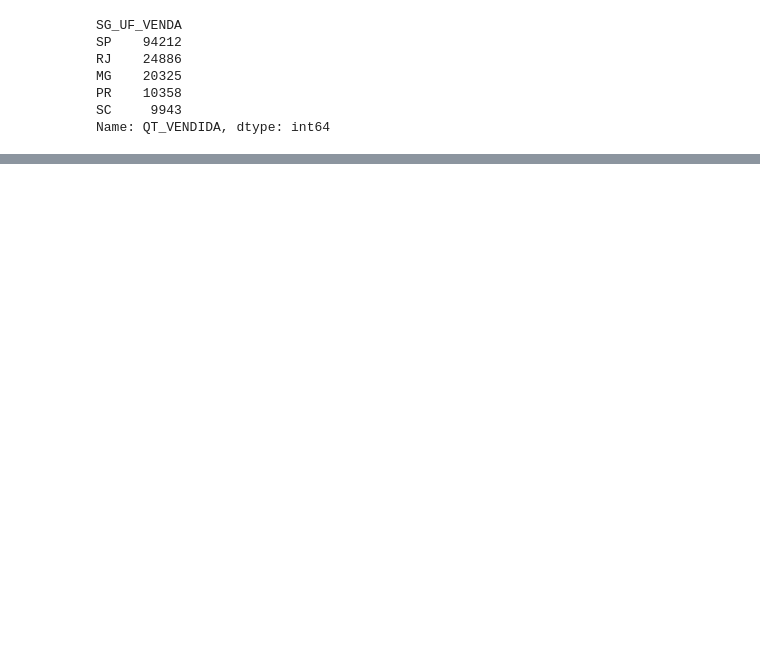
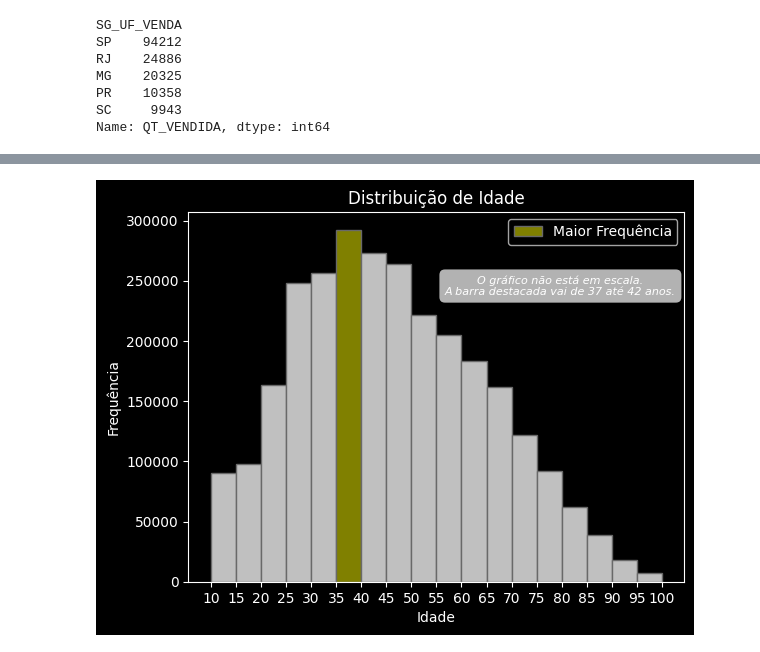
Before and after one commit to gcesarmelo7/base-data-science, a Jupyter notebook: vendas-de-mounjaro-no-brasil-em-janeiro-de-2026.ipynb, the cells around one changed output, grey strips where cells are left out. Saved outputs shown, nothing was run; the diff lists cells and outputs as text; code cells hidden in the pictures; blank space fills up the shorter version.

```diff
--- a/vendas-de-mounjaro-no-brasil-em-janeiro-de-2026.ipynb
+++ b/vendas-de-mounjaro-no-brasil-em-janeiro-de-2026.ipynb
@@ -133,0 +200,34 @@ filtered_df = filtered_df['SG_SEXO'].replace({1.0: 'Man', 2.0: 'Woman'})
+# %%
+# Ok, now, let's do a more detailed analysis on this histogram
+df['NU_IDADE'] = pd.to_numeric(df['NU_IDADE'], errors='coerce')
+df_filtered = df[df['NU_IDADE'].between(10, 100)]
+# Plotting
+n, bins, patches = plt.hist(df_filtered['NU_IDADE'], bins=18,
+                            color='silver', edgecolor='dimgray')
+
+# Find and Highlight the highest bar
+max_bin_index = np.argmax(n)
+patches[max_bin_index].set_facecolor('olive')
+patches[max_bin_index].set_label('Maior Frequência')
+
+# --- NEW: Set X-axis ticks ---
+# range(start, stop, step) -> stop is exclusive, so we use 101 to include 100
+plt.xticks(range(10, 101, 5))
+
+# Formatting
+message = ("O gráfico não está em escala.\n"
+           "A barra destacada vai de 37 até 42 anos.")
+plt.text(0.75, 0.8, message,
+         fontsize=8,
+         style='italic',
+         ha='center', # Horizontal alignment
+         va='center', # Vertical alignment
+         transform=plt.gca().transAxes,
+         bbox=dict(facecolor='white', alpha=0.7, edgecolor='none', boxstyle='round,pad=0.5'))
+plt.xlabel('Idade')
+plt.ylabel('Frequência')
+plt.title('Distribuição de Idade')
+plt.legend()
+plt.show()
+# %% [output]
+[figure, added]
```
Also changed, not shown: parts of 21 cells of this notebook.
